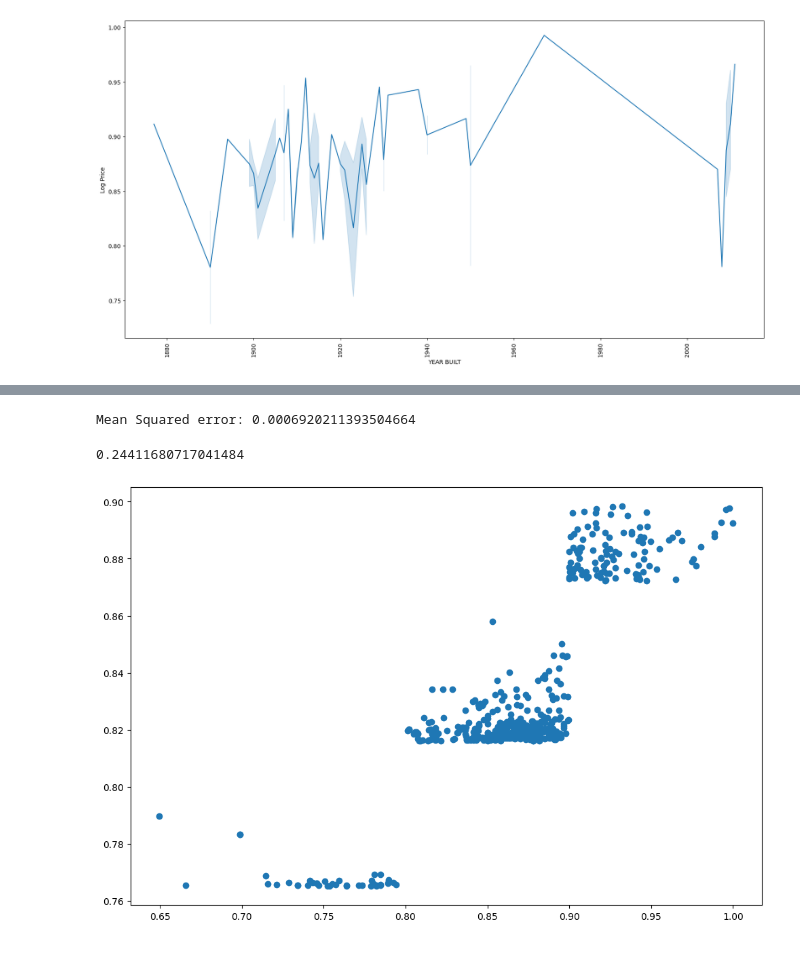
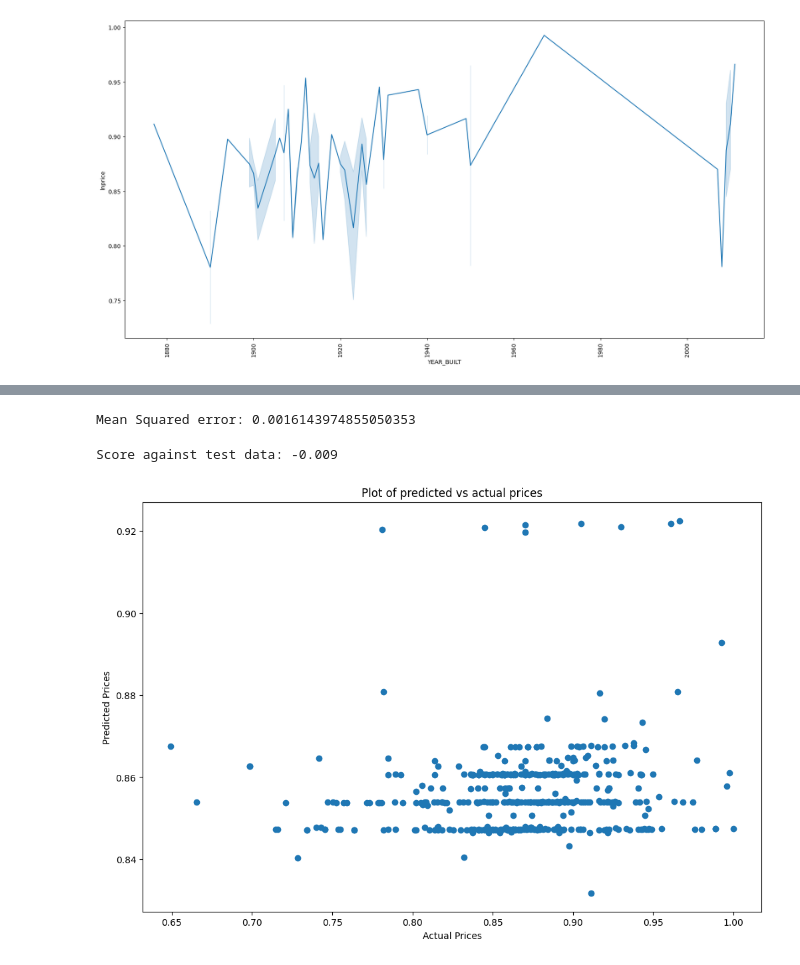
Before and after one commit to ZachLSoftware/BigData_CW, a Jupyter notebook: main_jup.ipynb, the cells around one changed output, grey strips where cells are left out. Saved outputs shown, nothing was run; the diff lists cells and outputs as text; code cells hidden in the pictures.

Commit message:
Some tweaks to linear regression. Still not great.

```diff
--- a/main_jup.ipynb
+++ b/main_jup.ipynb
@@ -38,17 +42,18 @@ def step1_clean():
 
     # Rename incorrect column names
     df.rename(columns={"APART\r\nMENT\r\nNUMBER":"APARTMENT NUMBER", "SALE\r\nPRICE":"SALE PRICE"}, inplace = True)
-    numerical=['RESIDENTIAL UNITS','COMMERCIAL UNITS','TOTAL UNITS','LAND SQUARE FEET','GROSS SQUARE FEET','SALE PRICE']
-    categorical=['BOROUGH','NEIGHBORHOOD', 'BUILDING CLASS CATEGORY', 'TAX CLASS AT PRESENT', 'BLOCK','LOT','EASE-MENT', 'BUILDING CLASS AT PRESENT', 'ADDRESS', 'APARTMENT NUMBER','ZIP CODE','YEAR BUILT','TAX CLASS AT TIME OF SALE', 'BUILDING CLASS AT TIME OF SALE', 'SALE DATE'
+    numerical=['RESIDENTIAL_UNITS','COMMERCIAL_UNITS','TOTAL_UNITS','LAND_SQUARE_FEET','GROSS_SQUARE_FEET','SALE_PRICE']
+    categorical=['BOROUGH','NEIGHBORHOOD', 'BUILDING_CLASS_CATEGORY', 'TAX_CLASS_AT_PRESENT', 'BLOCK','LOT','EASE-MENT', 'BUILDING_CLASS_AT_PRESENT', 'ADDRESS', 'APARTMENT_NUMBER','ZIP_CODE','YEAR_BUILT','TAX_CLASS_AT_TIME_OF_SALE', 'BUILDING_CLASS_AT_TIME_OF_SALE', 'SALE_DATE'
     ]
-    # df_num_man=df.filter(['RESIDENTIAL UNITS', 'COMMERCIAL UNITS', 'TOTAL UNITS', 'LAND SQUARE FEET', 'GROSS SQUARE FEET', 'SALE PRICE']).copy()
+    df.columns=df.columns.str.replace(' ', '_')
+    # df_num_man=df.filter(['RESIDENTIAL_UNITS', 'COMMERCIAL_UNITS', 'TOTAL_UNITS', 'LAND SQUARE FEET', 'GROSS SQUARE FEET', 'SALE PRICE']).copy()
 
     #num_cols=pd.concat([num_cols,df_num_man], axis=1, join='inner')
     df[numerical]=df[numerical].replace('\$','', regex=True)
     df[numerical]=df[numerical].replace(',','', regex=True)
 
 
-    df['SALE DATE']=pd.to_datetime(df['SALE DATE'], dayfirst=True)
+    df['SALE_DATE']=pd.to_datetime(df['SALE_DATE'], dayfirst=True)
     df[categorical]=df[categorical].replace(' ', '', regex=True)
     df[categorical]=df[categorical].replace('', np.NaN)
 
@@ -56,7 +61,7 @@ def step1_clean():
     df[numerical]=df[numerical].replace(0, np.NaN)
 
 
-    df.drop(columns=['BOROUGH', 'EASE-MENT', 'APARTMENT NUMBER'], inplace=True)
+    df.drop(columns=['BOROUGH', 'EASE-MENT', 'APARTMENT_NUMBER'], inplace=True)
     df.drop_duplicates(inplace=True)
     df.dropna(inplace=True)
     print(df.shape)
@@ -146,7 +217,8 @@ def regressionFit(df, column):
 # %%
+#numerical.remove("SALE_PRICE")
 for col in numerical:
-    if col=="Log Price":
+    if col=="lnprice":
         continue
 
-    regressionFit(dfnorm, col)
+    regressionFitNumerical(dfnorm, col)
 # %% [output]
@@ -171,2 +294,0 @@ dfnorm["NCat"]=convertNeighborhood(dfnorm)
-# %%
-regressionFit(dfnorm, "ZIP CODE")
@@ -212,23 +340,28 @@ Score against test data: 0.706
 def mse(df, pred, obs):
     n = df.shape[0]
     return sum((df[pred]-df[obs])**2)/n
-dfnorm['pred'] = lm.predict(X)
-print("Mean Squared error: {}".format(mse(dfnorm,'pred', 'Log Price')))
+#dfnorm['pred'] = lm.predict(X)
+print("Mean Squared error: {}".format(mse(dfnorm,'pred', 'lnprice')))
 # %% [output]
-Mean Squared error: 0.0006920211393504664
+Mean Squared error: 0.0016143974855050353
 # %%
-
 
 rbf = svm.SVR(kernel="rbf", C=1e2, tol=1e-4)
 rbf.fit(trainX, trainY)
-print(rbf.score(testX, testY))
-predicted = rbf.predict(dfnorm[select_features])
+print("Score against test data: {:4.3f}".format(rbf.score(testX, testY)))
+
+# Make predictions with SVM model
+dfnorm_X = pd.get_dummies(dfnorm[select_features])
+#dfnorm_X = scaler.transform(dfnorm_X)
+predicted = rbf.predict(dfnorm_X)
+
+# Plot predicted vs actual prices
 plt.figure(figsize=(12, 8))
-plt.scatter(dfnorm['Log Price'], predicted)
-plt.xlabel = "Actual Prices"
-plt.ylabel = "Predicted Prices"
-plt.title="Plot of predicted vs actual prices"
+plt.scatter(dfnorm['lnprice'], predicted)
+plt.xlabel("Actual Prices")
+plt.ylabel("Predicted Prices")
+plt.title("Plot of predicted vs actual prices")
 plt.show()
 # %% [output]
-0.24411680717041484
+Score against test data: -0.009
-[figure, old version]
+[figure, new version]
```
Also changed, not shown: parts of 20 cells of this notebook, 5 other files.
